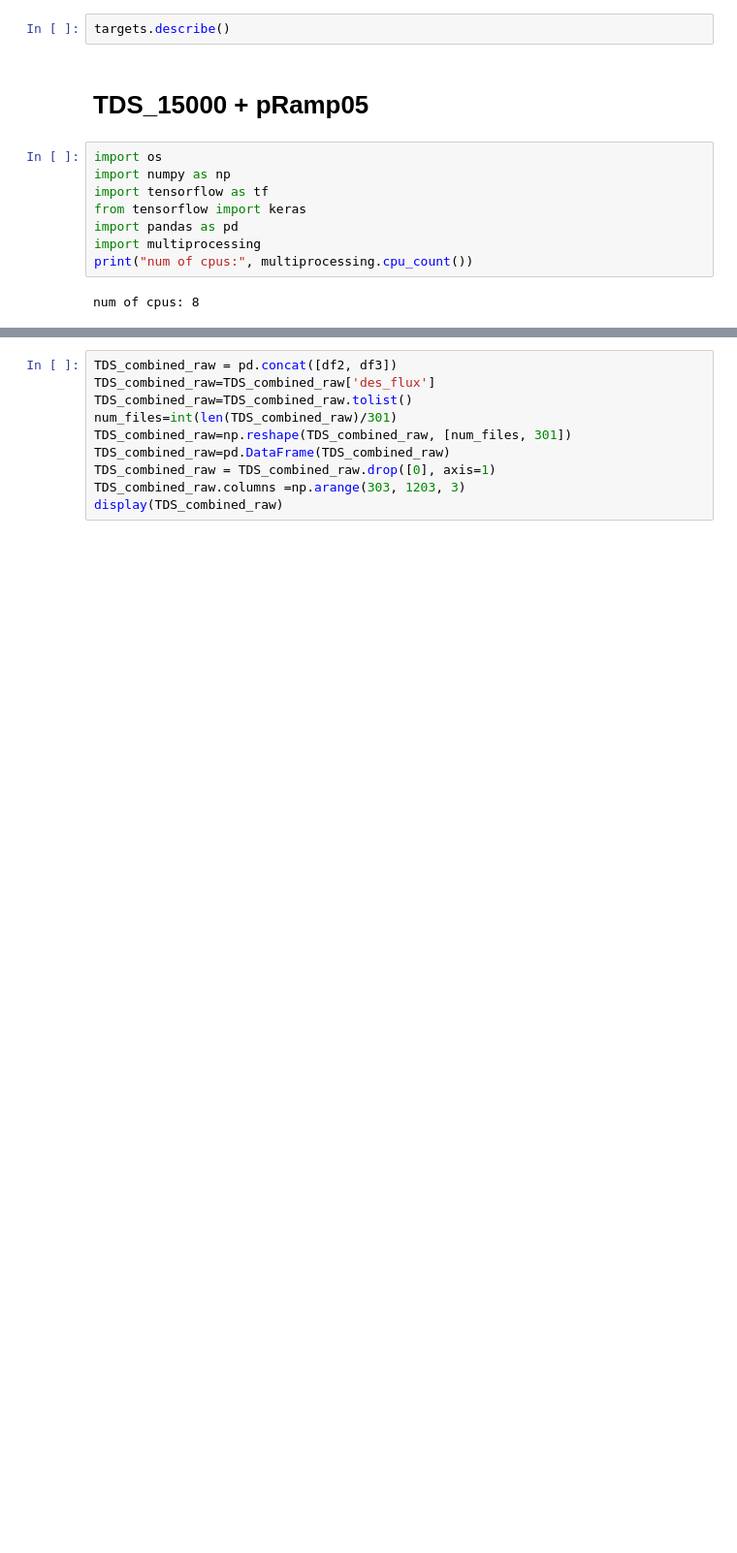
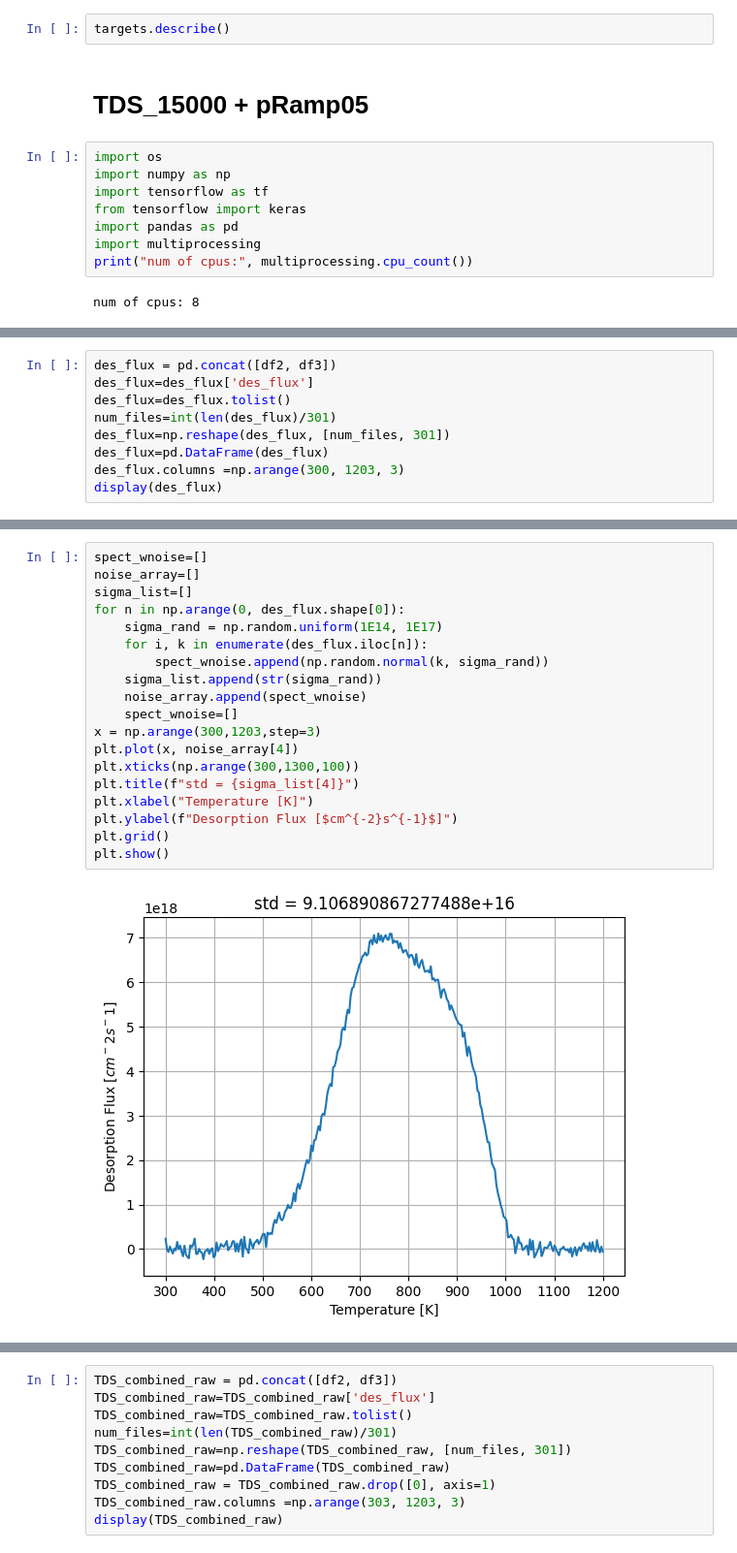
Before and after one commit to telmar3/NANO120B_QuickTDS, a Jupyter notebook: MLP/MLP_SciKeras_v2.ipynb, the cells around one changed output, grey strips where cells are left out. Shown at 97% size. Drawn from its saved outputs; the diff is of its cells as text; blank space fills up the shorter version.

```diff
--- a/MLP/MLP_SciKeras_v2.ipynb
+++ b/MLP/MLP_SciKeras_v2.ipynb
@@ -497,0 +992,9 @@ num of cpus: 8
+# %%
+des_flux = pd.concat([df2, df3])
+des_flux=des_flux['des_flux']
+des_flux=des_flux.tolist()
+num_files=int(len(des_flux)/301)
+des_flux=np.reshape(des_flux, [num_files, 301])
+des_flux=pd.DataFrame(des_flux)
+des_flux.columns =np.arange(300, 1203, 3)
+display(des_flux)
@@ -497,0 +1012,21 @@ num of cpus: 8
+# %%
+spect_wnoise=[]
+noise_array=[]
+sigma_list=[]
+for n in np.arange(0, des_flux.shape[0]):
+    sigma_rand = np.random.uniform(1E14, 1E17)
+    for i, k in enumerate(des_flux.iloc[n]):
+        spect_wnoise.append(np.random.normal(k, sigma_rand))
+    sigma_list.append(str(sigma_rand))
+    noise_array.append(spect_wnoise)
+    spect_wnoise=[]
+x = np.arange(300,1203,step=3)
+plt.plot(x, noise_array[4])
+plt.xticks(np.arange(300,1300,100))
+plt.title(f"std = {sigma_list[4]}")
+plt.xlabel("Temperature [K]")
+plt.ylabel(f"Desorption Flux [$cm^{-2}s^{-1}$]")
+plt.grid()
+plt.show()
+# %% [output]
+[figure, added]
```
Also changed, not shown: parts of 101 cells of this notebook.
